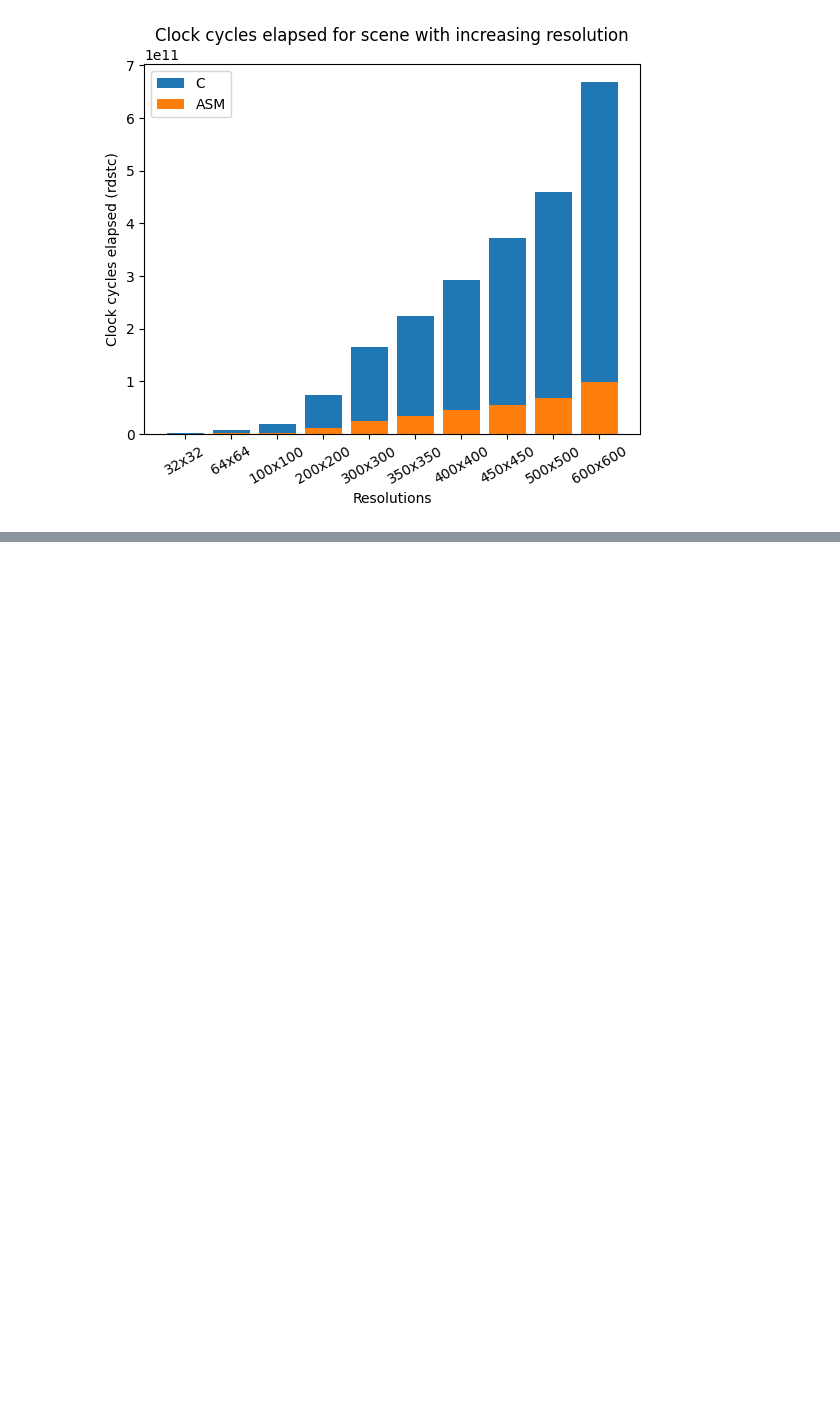
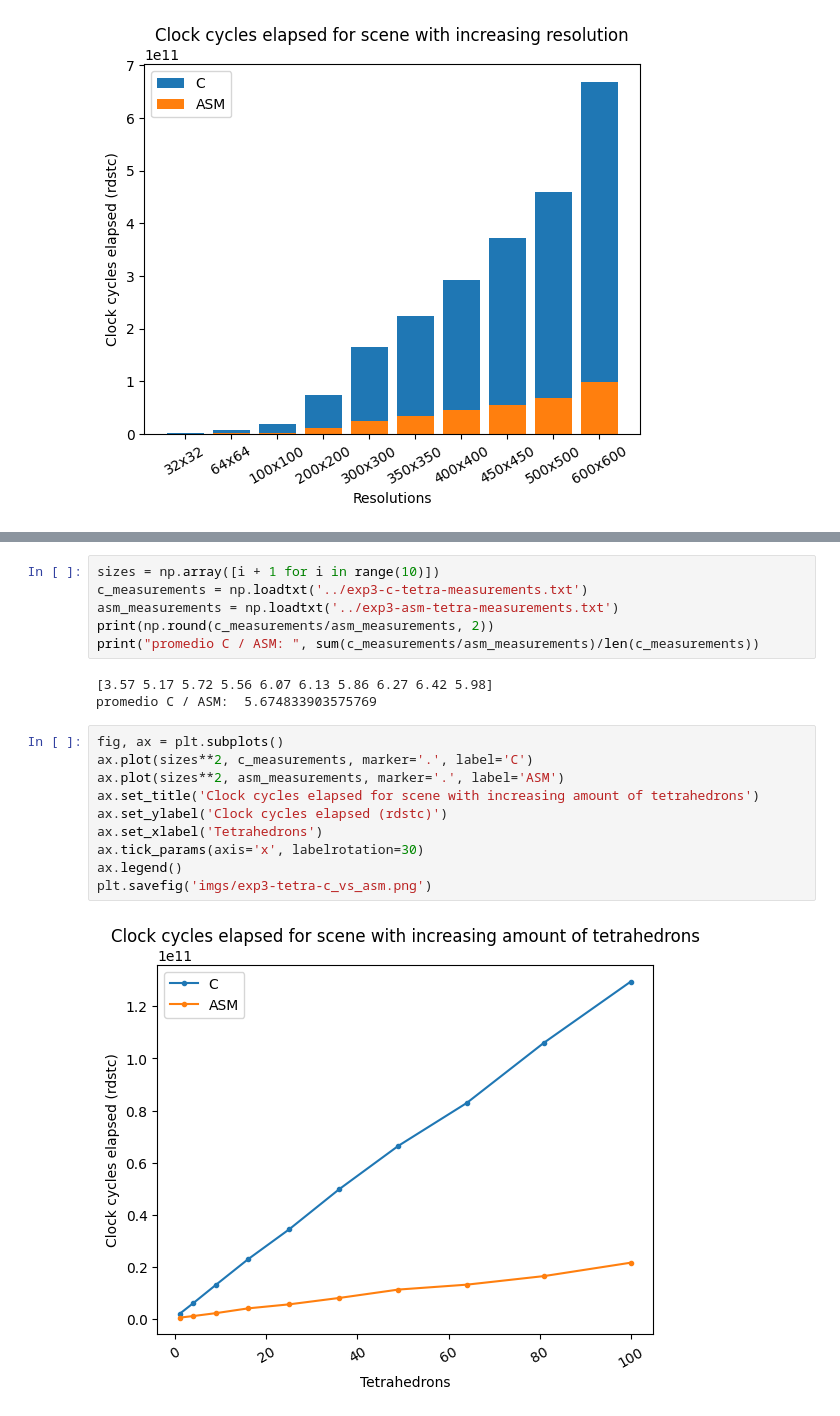
Before and after one commit to jonathannerat/asm-ray-tracer, a Jupyter notebook: informe/experimentacion.ipynb, the cells around one changed output, grey strips where cells are left out. Drawn from its saved outputs; the diff is of its cells as text; blank space fills up the shorter version.

```diff
--- a/informe/experimentacion.ipynb
+++ b/informe/experimentacion.ipynb
@@ -51,0 +81,21 @@ plt.savefig('imgs/exp2-res-line.png')
+# %%
+sizes = np.array([i + 1 for i in range(10)])
+c_measurements = np.loadtxt('../exp3-c-tetra-measurements.txt')
+asm_measurements = np.loadtxt('../exp3-asm-tetra-measurements.txt')
+print(np.round(c_measurements/asm_measurements, 2))
+print("promedio C / ASM: ", sum(c_measurements/asm_measurements)/len(c_measurements))
+# %% [output]
+[3.57 5.17 5.72 5.56 6.07 6.13 5.86 6.27 6.42 5.98]
+promedio C / ASM:  5.674833903575769
+# %%
+fig, ax = plt.subplots()
+ax.plot(sizes**2, c_measurements, marker='.', label='C')
+ax.plot(sizes**2, asm_measurements, marker='.', label='ASM')
+ax.set_title('Clock cycles elapsed for scene with increasing amount of tetrahedrons')
+ax.set_ylabel('Clock cycles elapsed (rdstc)')
+ax.set_xlabel('Tetrahedrons')
+ax.tick_params(axis='x', labelrotation=30)
+ax.legend()
+plt.savefig('imgs/exp3-tetra-c_vs_asm.png')
+# %% [output]
+[figure, added]
```
Also changed, not shown: parts of 4 cells of this notebook, 43 other files.
